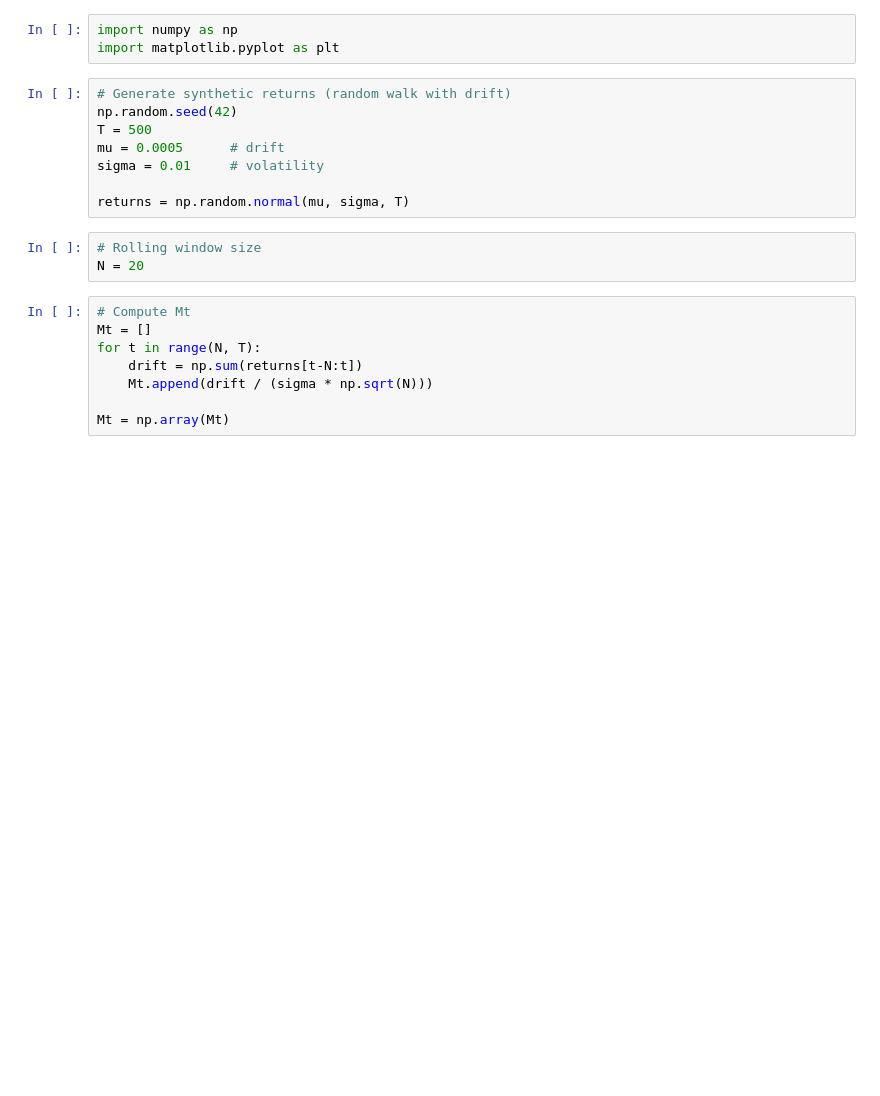
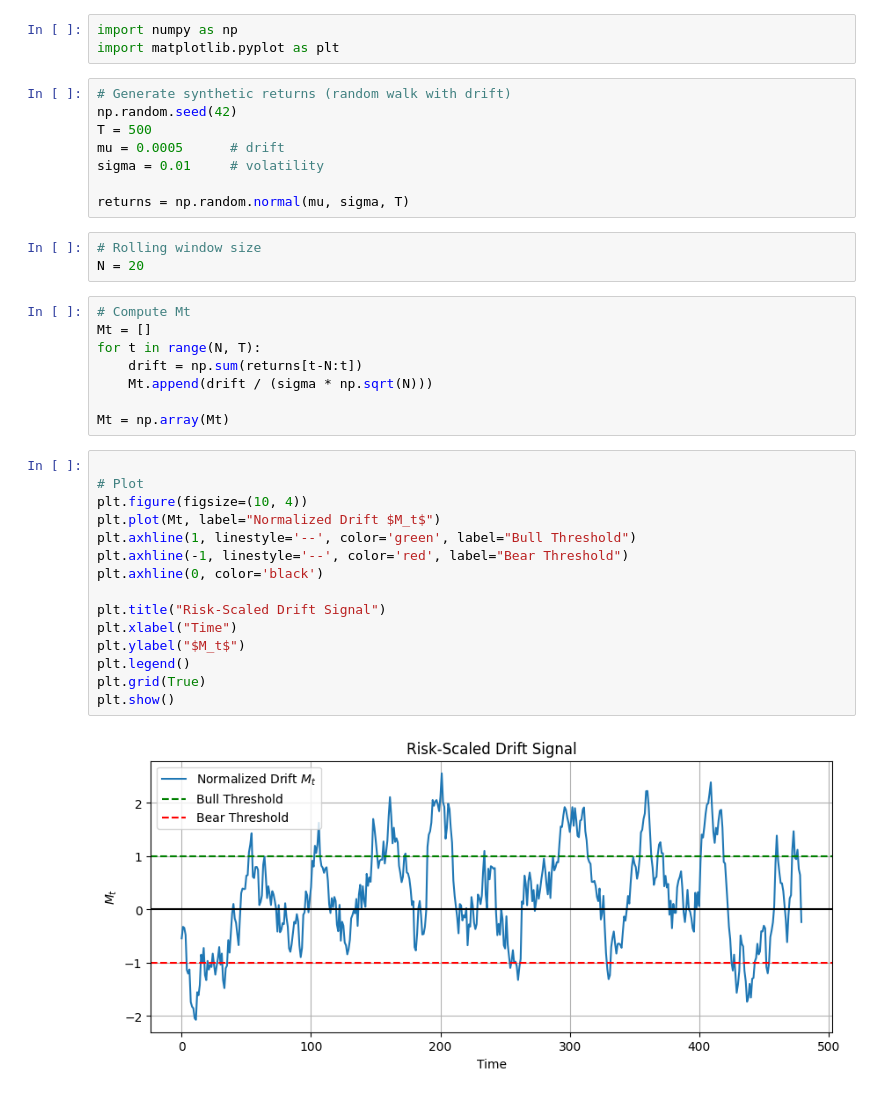
Before and after one commit to Storm00212/Data-science-and-ml-resource, a Jupyter notebook: Quant_drift_model_visualization.ipynb, the cells around one changed output. Saved outputs shown, nothing was run; the diff lists cells and outputs as text; blank space fills up the shorter version.

```diff
--- a/Quant_drift_model_visualization.ipynb
+++ b/Quant_drift_model_visualization.ipynb
@@ -22,3 +22,20 @@ for t in range(N, T):
     Mt.append(drift / (sigma * np.sqrt(N)))
 
 Mt = np.array(Mt)
+# %%
+
+# Plot
+plt.figure(figsize=(10, 4))
+plt.plot(Mt, label="Normalized Drift $M_t$")
+plt.axhline(1, linestyle='--', color='green', label="Bull Threshold")
+plt.axhline(-1, linestyle='--', color='red', label="Bear Threshold")
+plt.axhline(0, color='black')
+
+plt.title("Risk-Scaled Drift Signal")
+plt.xlabel("Time")
+plt.ylabel("$M_t$")
+plt.legend()
+plt.grid(True)
+plt.show()
+# %% [output]
+[figure, added]
```
